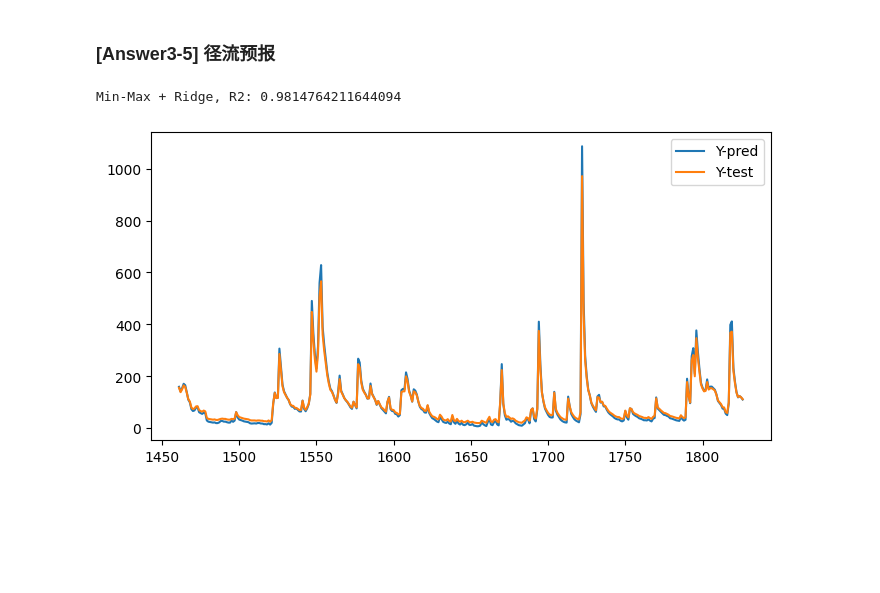
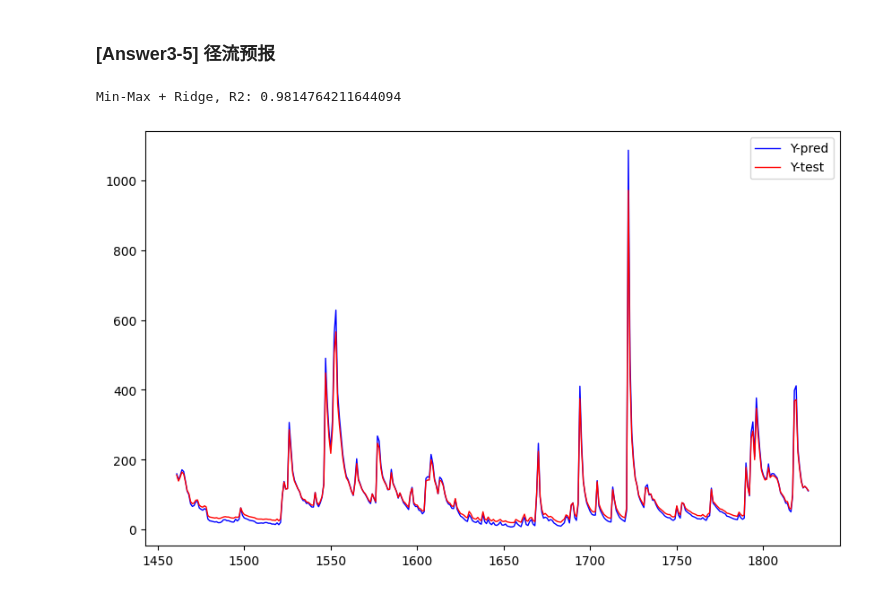
Before and after one commit to sslime336/RunoffPrediction, a Jupyter notebook: src/main.ipynb, the cells around one changed output. Saved outputs shown, nothing was run; the diff lists cells and outputs as text; code cells hidden in the pictures; blank space fills up the shorter version.

```diff
--- a/src/main.ipynb
+++ b/src/main.ipynb
@@ -324,18 +324,16 @@ def convert_seconds(date: str) -> float:
     timeArray = time.strptime(date, "%Y-%m-%d")
     return float(time.mktime(timeArray))
 
-def select_feature_return_rest(wanted: list) -> list:
+def select_feature(wanted: list):
     unwanted = ["Dayl", "Prcp", "Srad","Swe","Tmax","Tmin","Vp"]
     unwanted_cp = [x for x in unwanted]
     for feature in unwanted_cp:
         if feature in wanted:
             unwanted.remove(feature)
-    return unwanted
-
+    global df
+    df = df.drop(labels=unwanted, axis=1)
 
 def make_splited_data(df):
-    need_drop = select_feature_return_rest(["Dayl", "Prcp", "Tmax", "Tmin", "Vp"])
-    df = df.drop(labels=need_drop, axis=1)
     x_train = df.query(f'Date >= {convert_seconds("2000-01-01")} and Date < {convert_seconds("2004-01-01")}')
     x_test = df.drop(index=x_train.index)
     y_train = x_train["Discharge"]
@@ -518,16 +519,16 @@ Best combination: Min-Max + Ridge, R2: 0.9814764211644094
 # %%
 y_test, y_pred = draw_data[f'{best_method}+{best_model}']
 print(f"{best_method} + {best_model}, R2: {r2_score(y_test, y_pred)}")
 
 y_test = pd.DataFrame(data=y_test, index=y_test.index, columns=['Discharge'])
 y_test_cp = y_test.copy()
 y_test_cp['Discharge'] = y_pred
 
-plt.figure(figsize=(8, 4))
-plt.plot(y_test_cp.index, y_test_cp, label="Y-pred")
-plt.plot(y_test.index, y_test, label="Y-test")
+plt.figure(figsize=(10, 6))
+plt.plot(y_test_cp.index, y_test_cp, label="Y-pred", color='b', linewidth=1.)
+plt.plot(y_test.index, y_test, label="Y-test", color='r', linewidth=1.)
 plt.legend()
 plt.show()
 # %% [output]
 Min-Max + Ridge, R2: 0.9814764211644094
-[figure, old version]
+[figure, new version]
```
Also changed, not shown: parts of 1 cell of this notebook, 1 other file.
